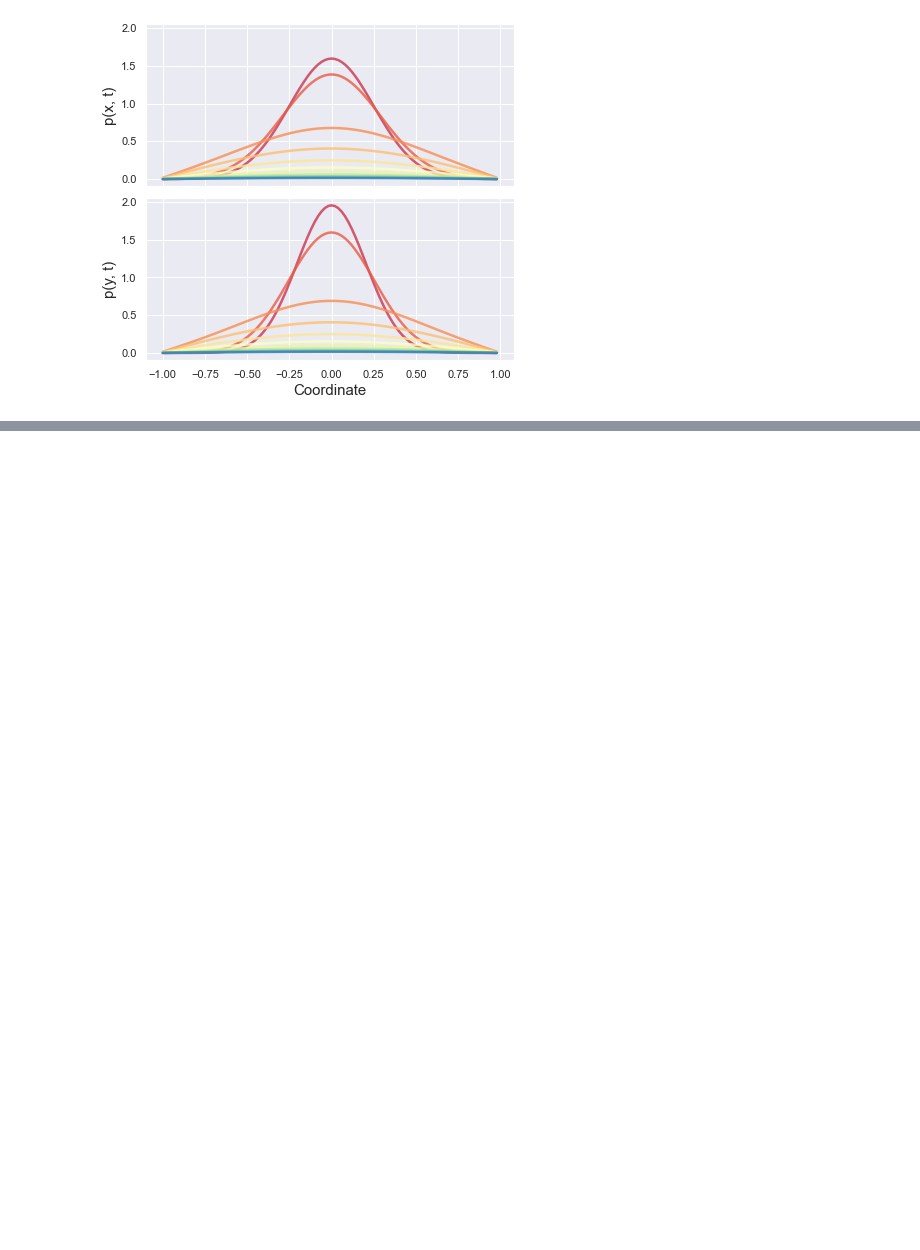
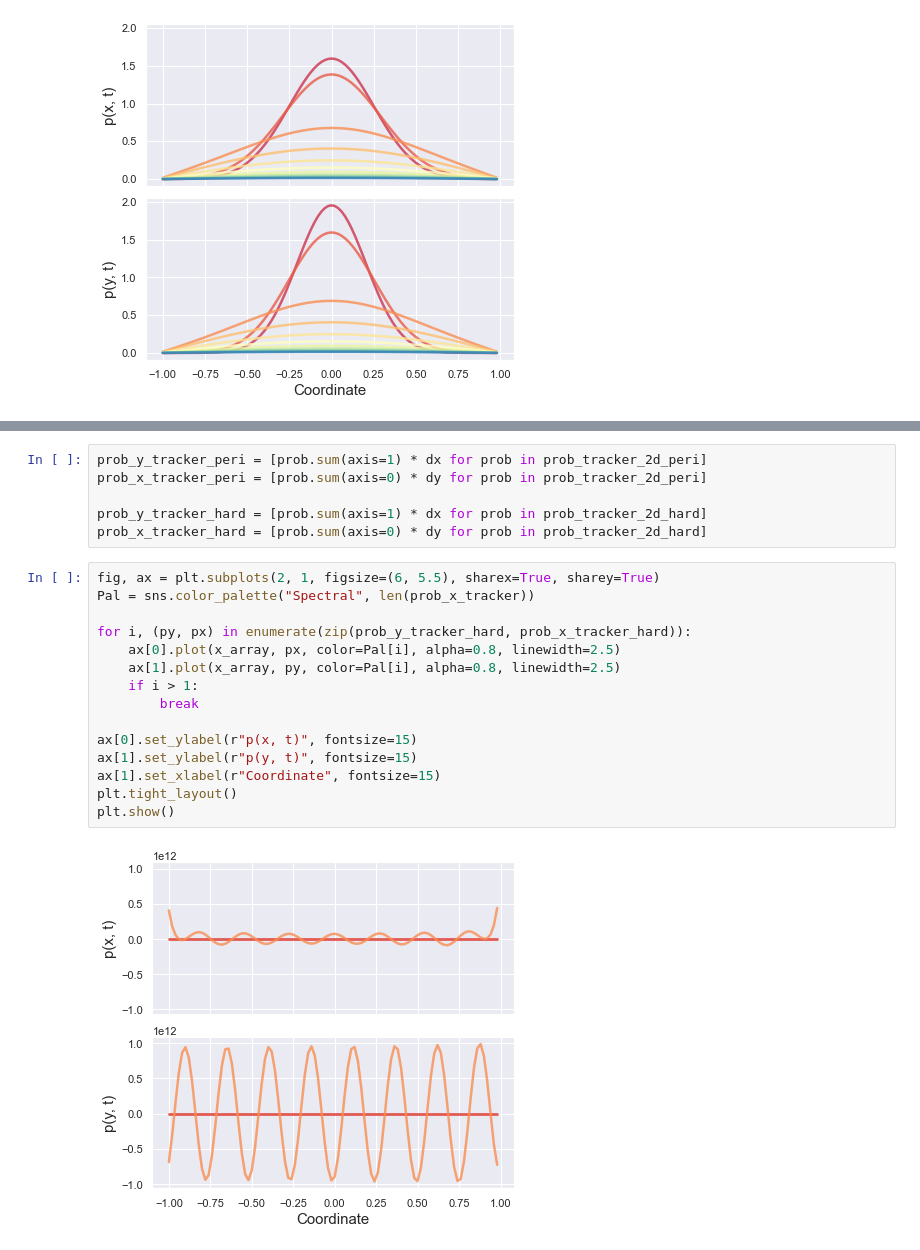
Before and after one commit to StevenJLarge/FokkerPlanck, a Jupyter notebook: notebooks/09-slarge-2d-integration-pt2.ipynb, the cells around one changed output, grey strips where cells are left out. Cells and saved outputs as stored; diff of their text form; blank space fills up the shorter version.

```diff
--- a/notebooks/09-slarge-2d-integration-pt2.ipynb
+++ b/notebooks/09-slarge-2d-integration-pt2.ipynb
@@ -287,0 +331,23 @@ plt.show()
+# %%
+prob_y_tracker_peri = [prob.sum(axis=1) * dx for prob in prob_tracker_2d_peri]
+prob_x_tracker_peri = [prob.sum(axis=0) * dy for prob in prob_tracker_2d_peri]
+
+prob_y_tracker_hard = [prob.sum(axis=1) * dx for prob in prob_tracker_2d_hard]
+prob_x_tracker_hard = [prob.sum(axis=0) * dy for prob in prob_tracker_2d_hard]
+# %%
+fig, ax = plt.subplots(2, 1, figsize=(6, 5.5), sharex=True, sharey=True)
+Pal = sns.color_palette("Spectral", len(prob_x_tracker))
+
+for i, (py, px) in enumerate(zip(prob_y_tracker_hard, prob_x_tracker_hard)):
+    ax[0].plot(x_array, px, color=Pal[i], alpha=0.8, linewidth=2.5)
+    ax[1].plot(x_array, py, color=Pal[i], alpha=0.8, linewidth=2.5)
+    if i > 1:
+        break
+
+ax[0].set_ylabel(r"p(x, t)", fontsize=15)
+ax[1].set_ylabel(r"p(y, t)", fontsize=15)
+ax[1].set_xlabel(r"Coordinate", fontsize=15)
+plt.tight_layout()
+plt.show()
+# %% [output]
+[figure, added]
```
Also changed, not shown: parts of 6 cells of this notebook.
